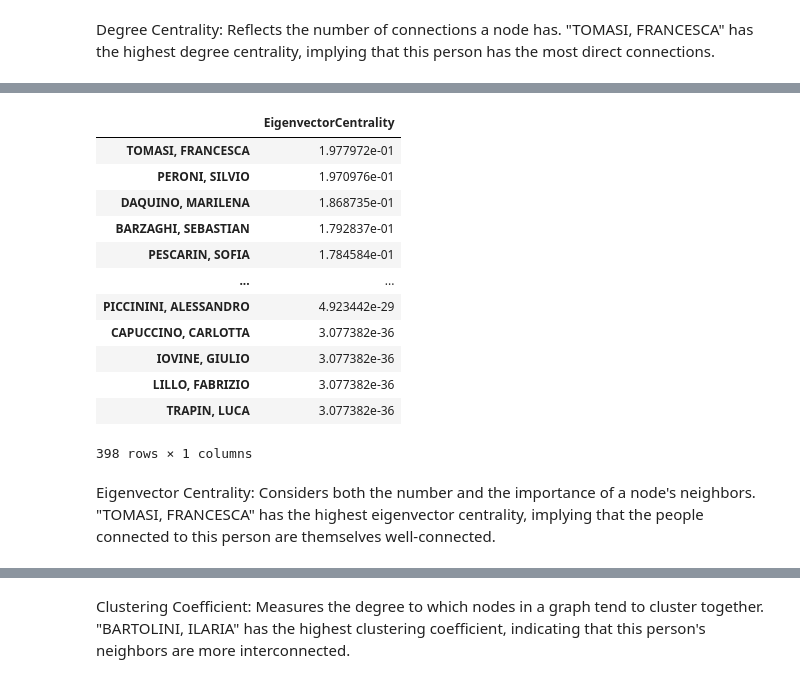
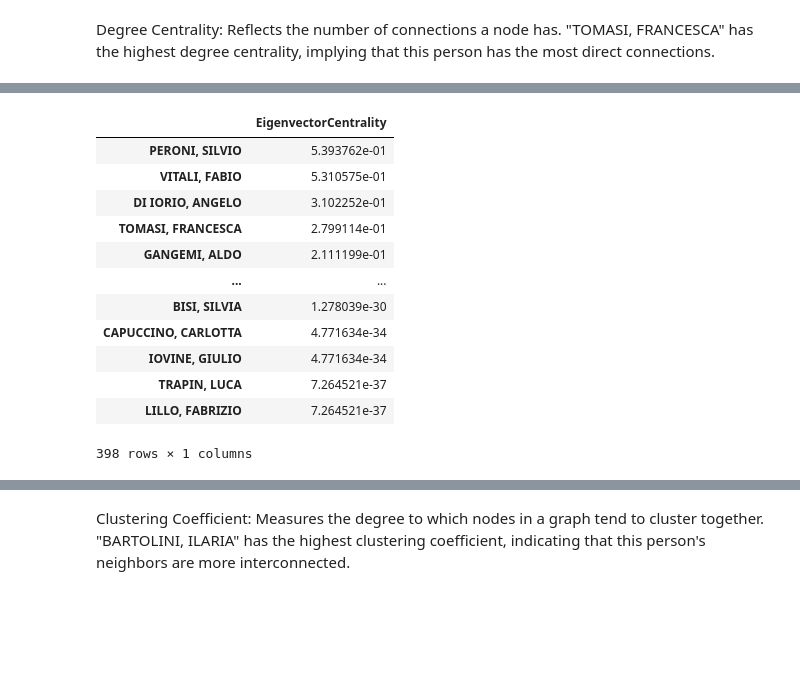
Before and after one commit to leonardozilli/DHDK_ProfessorsNetwork, a Jupyter notebook: dhdk_notebook.ipynb, the cells around one changed output, grey strips where cells are left out. Drawn from its saved outputs; the diff is of its cells as text; code cells hidden in the pictures; blank space fills up the shorter version.

```diff
--- a/dhdk_notebook.ipynb
+++ b/dhdk_notebook.ipynb
@@ -90,24 +115,20 @@ Indicates how close a node is to all other nodes in the network.
 # %%
-eigenvector_centrality = nx.eigenvector_centrality(G)
+eigenvector_centrality = nx.eigenvector_centrality(G, weight="weight")
 ec_data = pd.DataFrame.from_dict(eigenvector_centrality,
                                 columns=["EigenvectorCentrality"],
                                 orient="index")
 ec_data.sort_values(by=["EigenvectorCentrality"], ascending=False)
 # %% [output]
 |  | EigenvectorCentrality |
-| TOMASI, FRANCESCA | 1.977972e-01 |
-| PERONI, SILVIO | 1.970976e-01 |
-| DAQUINO, MARILENA | 1.868735e-01 |
-| BARZAGHI, SEBASTIAN | 1.792837e-01 |
-| PESCARIN, SOFIA | 1.784584e-01 |
+| PERONI, SILVIO | 5.393762e-01 |
+| VITALI, FABIO | 5.310575e-01 |
+| DI IORIO, ANGELO | 3.102252e-01 |
+| TOMASI, FRANCESCA | 2.799114e-01 |
+| GANGEMI, ALDO | 2.111199e-01 |
 | ... | ... |
-| PICCININI, ALESSANDRO | 4.923442e-29 |
-| CAPUCCINO, CARLOTTA | 3.077382e-36 |
-| IOVINE, GIULIO | 3.077382e-36 |
-| LILLO, FABRIZIO | 3.077382e-36 |
-| TRAPIN, LUCA | 3.077382e-36 |
+| BISI, SILVIA | 1.278039e-30 |
+| CAPUCCINO, CARLOTTA | 4.771634e-34 |
+| IOVINE, GIULIO | 4.771634e-34 |
+| TRAPIN, LUCA | 7.264521e-37 |
+| LILLO, FABRIZIO | 7.264521e-37 |
 398 rows × 1 columns
-# %% [markdown]
-Eigenvector Centrality:
-Considers both the number and the importance of a node's neighbors.
-"TOMASI, FRANCESCA" has the highest eigenvector centrality, implying that the people connected to this person are themselves well-connected.
```
Also changed, not shown: parts of 7 cells of this notebook.
